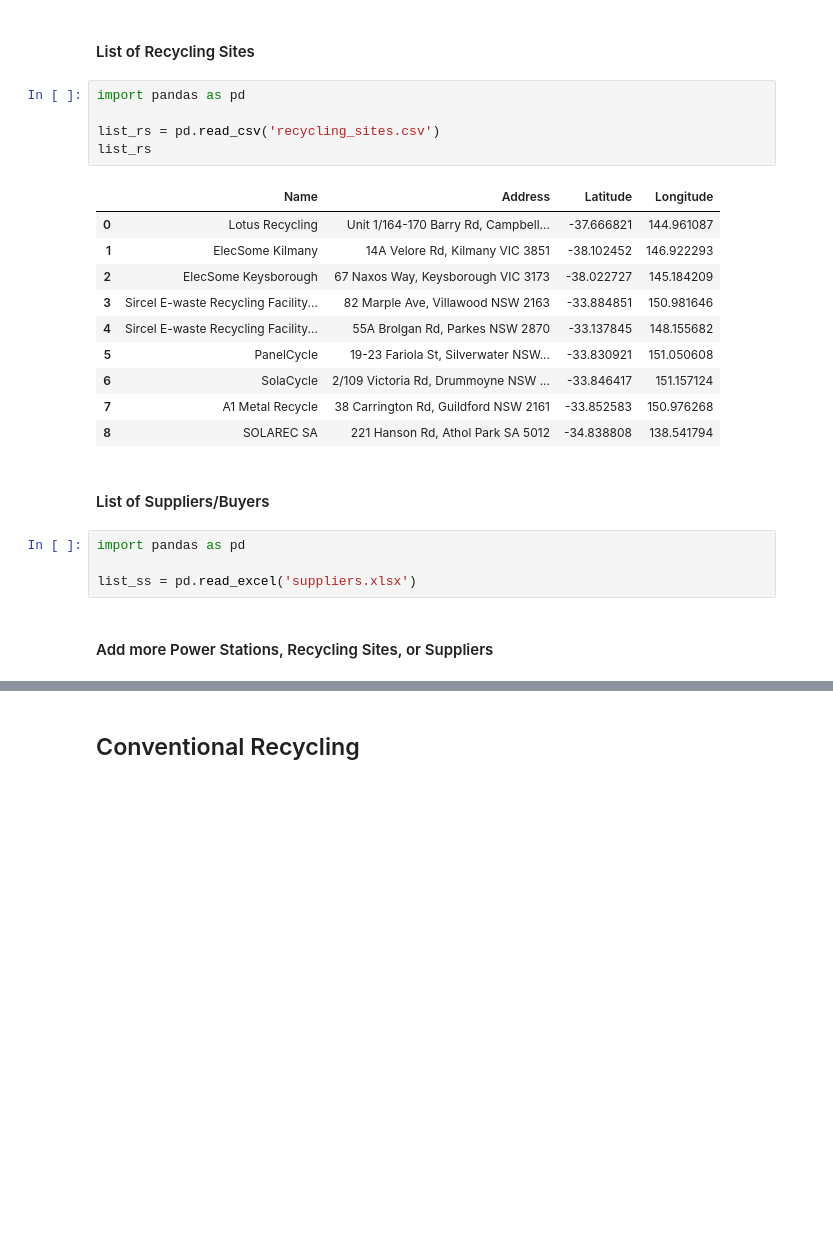
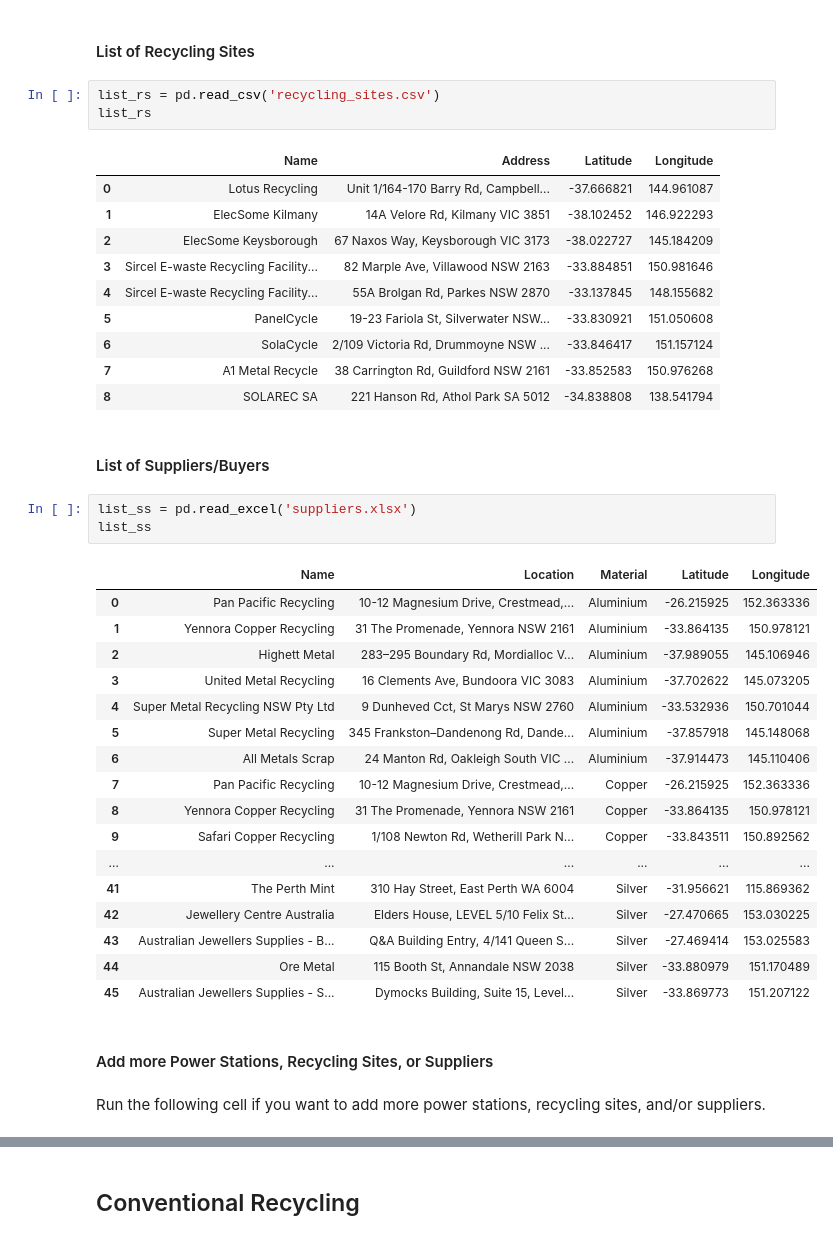
Before and after one commit to 12Riana/Calc_Transport_EoL, a Jupyter notebook: code.ipynb, the cells around one changed output, grey strips where cells are left out. Drawn from its saved outputs; the diff is of its cells as text; blank space fills up the shorter version.

Commit message:
Updated code and readme for mobile recycling and suppliers

```diff
--- a/code.ipynb
+++ b/code.ipynb
@@ -90,8 +77,6 @@ list_ps
 # %% [markdown]
 #### List of Recycling Sites
 # %%
-import pandas as pd
-
 list_rs = pd.read_csv('recycling_sites.csv')
 list_rs
 # %% [output]
@@ -108,9 +93,28 @@ list_rs
 # %% [markdown]
 #### List of Suppliers/Buyers
 # %%
-import pandas as pd
-
 list_ss = pd.read_excel('suppliers.xlsx')
+list_ss
+# %% [output]
+|  | Name | Location | Material | Latitude | Longitude |
+| 0 | Pan Pacific Recycling | 10-12 Magnesium Drive, Crestmead,... | Aluminium | -26.215925 | 152.363336 |
+| 1 | Yennora Copper Recycling | 31 The Promenade, Yennora NSW 2161 | Aluminium | -33.864135 | 150.978121 |
+| 2 | Highett Metal | 283–295 Boundary Rd, Mordialloc V... | Aluminium | -37.989055 | 145.106946 |
+| 3 | United Metal Recycling | 16 Clements Ave, Bundoora VIC 3083 | Aluminium | -37.702622 | 145.073205 |
+| 4 | Super Metal Recycling NSW Pty Ltd | 9 Dunheved Cct, St Marys NSW 2760 | Aluminium | -33.532936 | 150.701044 |
+| 5 | Super Metal Recycling | 345 Frankston–Dandenong Rd, Dande... | Aluminium | -37.857918 | 145.148068 |
+| 6 | All Metals Scrap | 24 Manton Rd, Oakleigh South VIC ... | Aluminium | -37.914473 | 145.110406 |
+| 7 | Pan Pacific Recycling | 10-12 Magnesium Drive, Crestmead,... | Copper | -26.215925 | 152.363336 |
+| 8 | Yennora Copper Recycling | 31 The Promenade, Yennora NSW 2161 | Copper | -33.864135 | 150.978121 |
+| 9 | Safari Copper Recycling | 1/108 Newton Rd, Wetherill Park N... | Copper | -33.843511 | 150.892562 |
+| ... | ... | ... | ... | ... | ... |
+| 41 | The Perth Mint | 310 Hay Street, East Perth WA 6004 | Silver | -31.956621 | 115.869362 |
+| 42 | Jewellery Centre Australia | Elders House, LEVEL 5/10 Felix St... | Silver | -27.470665 | 153.030225 |
+| 43 | Australian Jewellers Supplies - B... | Q&A Building Entry, 4/141 Queen S... | Silver | -27.469414 | 153.025583 |
+| 44 | Ore Metal | 115 Booth St, Annandale NSW 2038 | Silver | -33.880979 | 151.170489 |
+| 45 | Australian Jewellers Supplies - S... | Dymocks Building, Suite 15, Level... | Silver | -33.869773 | 151.207122 |
 # %% [markdown]
 #### Add more Power Stations, Recycling Sites, or Suppliers
+# %% [markdown]
+Run the following cell if you want to add more power stations, recycling sites, and/or suppliers.
 # %%
```
Also changed, not shown: parts of 34 cells of this notebook, 1 other file.
